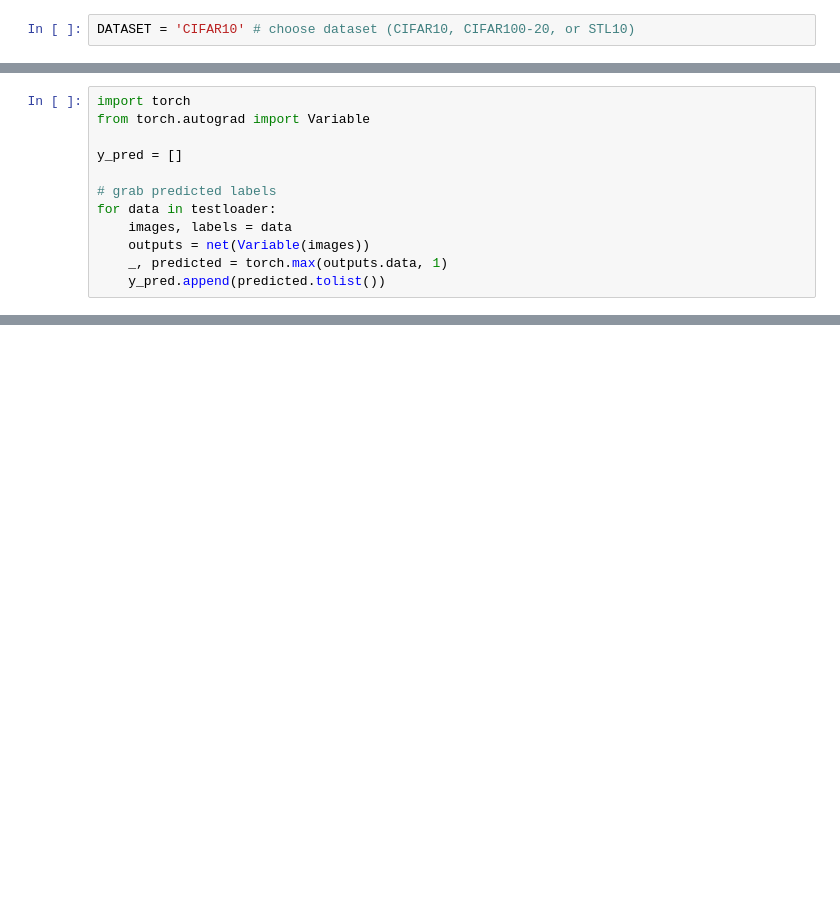
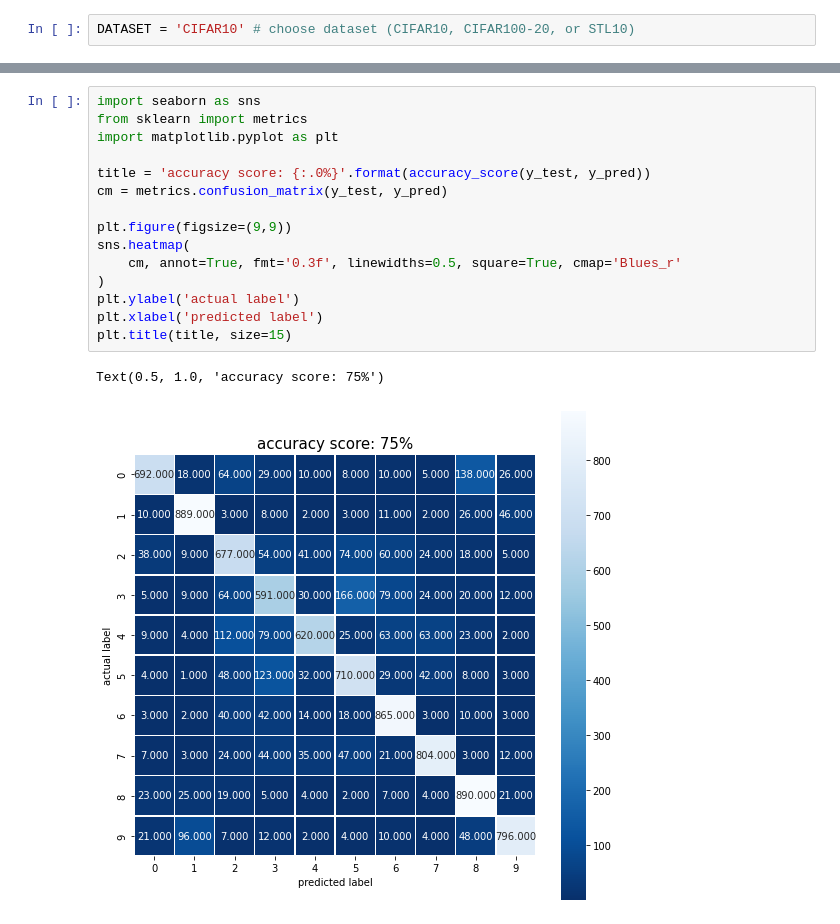
Before and after one commit to sbracellari/csi-5140, a Jupyter notebook: project/cnn.ipynb, the cells around one changed output, grey strips where cells are left out. Saved outputs shown, nothing was run; the diff lists cells and outputs as text; blank space fills up the shorter version.

```diff
--- a/project/cnn.ipynb
+++ b/project/cnn.ipynb
@@ -174,14 +187,2 @@ y_test = np.array(y_test)
-# %%
-import torch
-from torch.autograd import Variable
-
-y_pred = []
-
-# grab predicted labels
-for data in testloader:
-    images, labels = data
-    outputs = net(Variable(images))
-    _, predicted = torch.max(outputs.data, 1)
-    y_pred.append(predicted.tolist())
 # %%
 import numpy as np
@@ -201,0 +206,18 @@ ACC:     0.5223
+# %%
+import seaborn as sns
+from sklearn import metrics
+import matplotlib.pyplot as plt
+
+title = 'accuracy score: {:.0%}'.format(accuracy_score(y_test, y_pred))
+cm = metrics.confusion_matrix(y_test, y_pred)
+
+plt.figure(figsize=(9,9))
+sns.heatmap(
+    cm, annot=True, fmt='0.3f', linewidths=0.5, square=True, cmap='Blues_r'
+)
+plt.ylabel('actual label')
+plt.xlabel('predicted label')
+plt.title(title, size=15)
+# %% [output]
+Text(0.5, 1.0, 'accuracy score: 75%')
+[figure, added]
```
Also changed, not shown: parts of 12 cells of this notebook, 3 other files.
